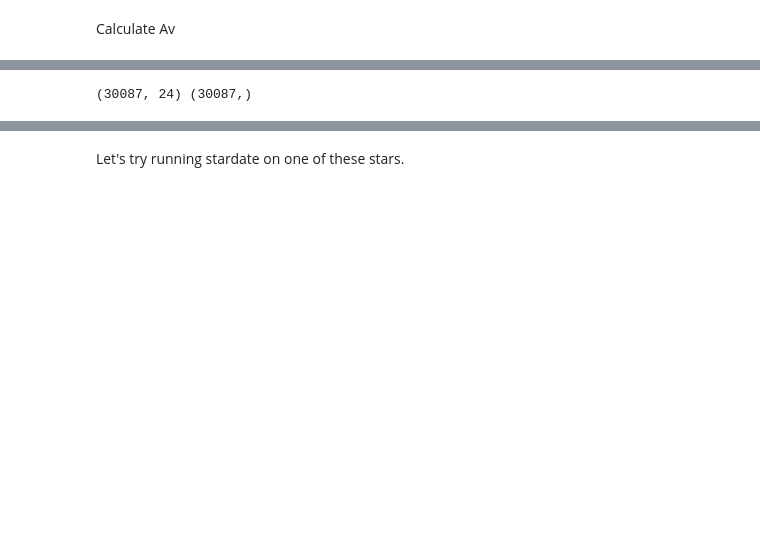
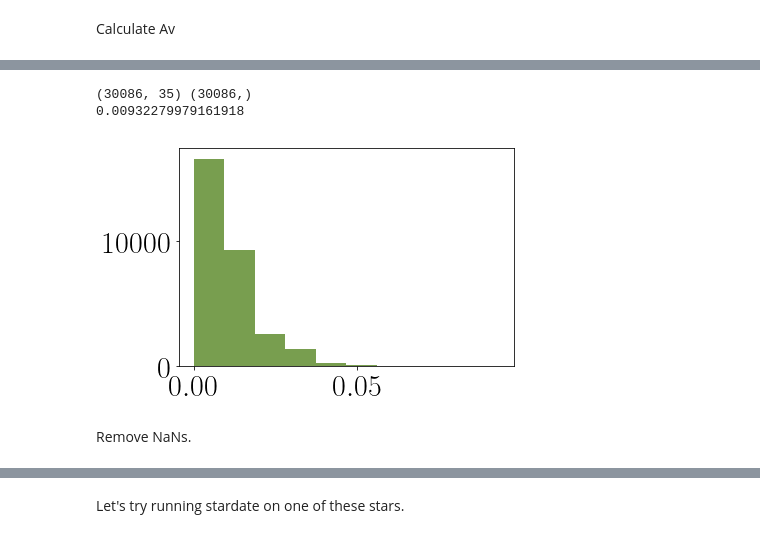
Before and after one commit to RuthAngus/planetage, a Jupyter notebook: paper/code/Exploring_data.ipynb, the cells around one changed output, grey strips where cells are left out. Saved outputs shown, nothing was run; the diff lists cells and outputs as text; code cells hidden in the pictures; blank space fills up the shorter version.

```diff
--- a/paper/code/Exploring_data.ipynb
+++ b/paper/code/Exploring_data.ipynb
@@ -28,6 +28,6 @@ mc.head()
 | 3 | 1162635 | 3760 | 4.77 | 0.4497 | 15.678 | 0.019 | 10207.47 | 0.978 | 0.5445 | 1 | --- |
 | 4 | 1164102 | 4045 | 4.62 | 0.5606 | 31.496 | 0.474 | 5139.74 | 0.568 | 0.3939 | 0 | --- |
 # %%
-mcdf = pd.merge(df, mc, left_on="KIC", right_on="KID", how="inner")
-print(np.shape(df), np.shape(mc), np.shape(mcdf))
+mctb = pd.merge(tb, mc, left_on="KIC", right_on="KID", how="inner")
+print(np.shape(tb), np.shape(mc), np.shape(mctb))
 # %% [output]
@@ -62,14 +62,26 @@ t = 24.015 s
 # %%
-coords = SkyCoord(mcdf._RA.values*units.deg, mcdf._DE.values*units.deg,
-                  distance=(1./mcdf.plx.values)*units.pc, frame='galactic')
+coords = SkyCoord(mctb._RA.values*units.deg, mctb._DE.values*units.deg,
+                  distance=(1./mctb.plx.values)*units.pc, frame='galactic')
 
 ebv, flags = bayestar(coords, mode='percentile', pct=[16., 50., 84.], return_flags=True)
 # %%
 Av_bayestar = 2.742 * ebv
 Av = Av_bayestar[:, 1]
 Av_errm = Av - Av_bayestar[:, 0]
 Av_errp = Av_bayestar[:, 2] - Av
-print(np.shape(mcdf), np.shape(Av))
+Av_std = .5*(Av_errm + Av_errp)
+print(np.shape(mctb), np.shape(Av))
+
+plt.hist(Av_errp, alpha=.5);
+plt.hist(Av_errm, alpha=.5);
+plt.hist(Av_std, alpha=.5)
+print(np.median(Av_std))
+
+# Catch places where the extinction uncertainty is zero and default to an uncertainty of .01
+m = Av_errp == 0
+Av_errp[m] = .01
 # %% [output]
-(30087, 24) (30087,)
+(30086, 35) (30086,)
+0.00932279979161918
+[figure, added]
 # %%
@@ -79,0 +92,2 @@ mcdf["Av_errm"] = Av_errm
+# %% [markdown]
+Remove NaNs.
```
Also changed, not shown: parts of 17 cells of this notebook.
